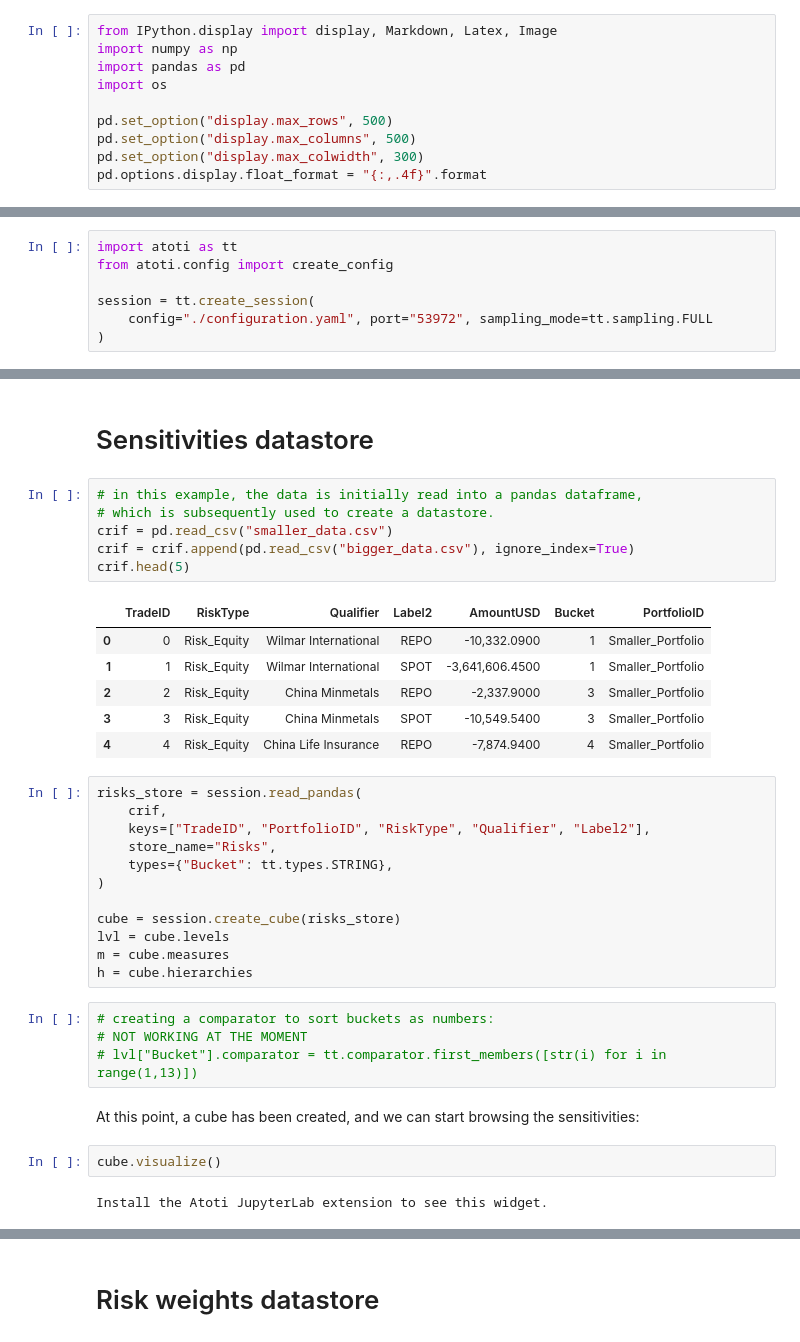
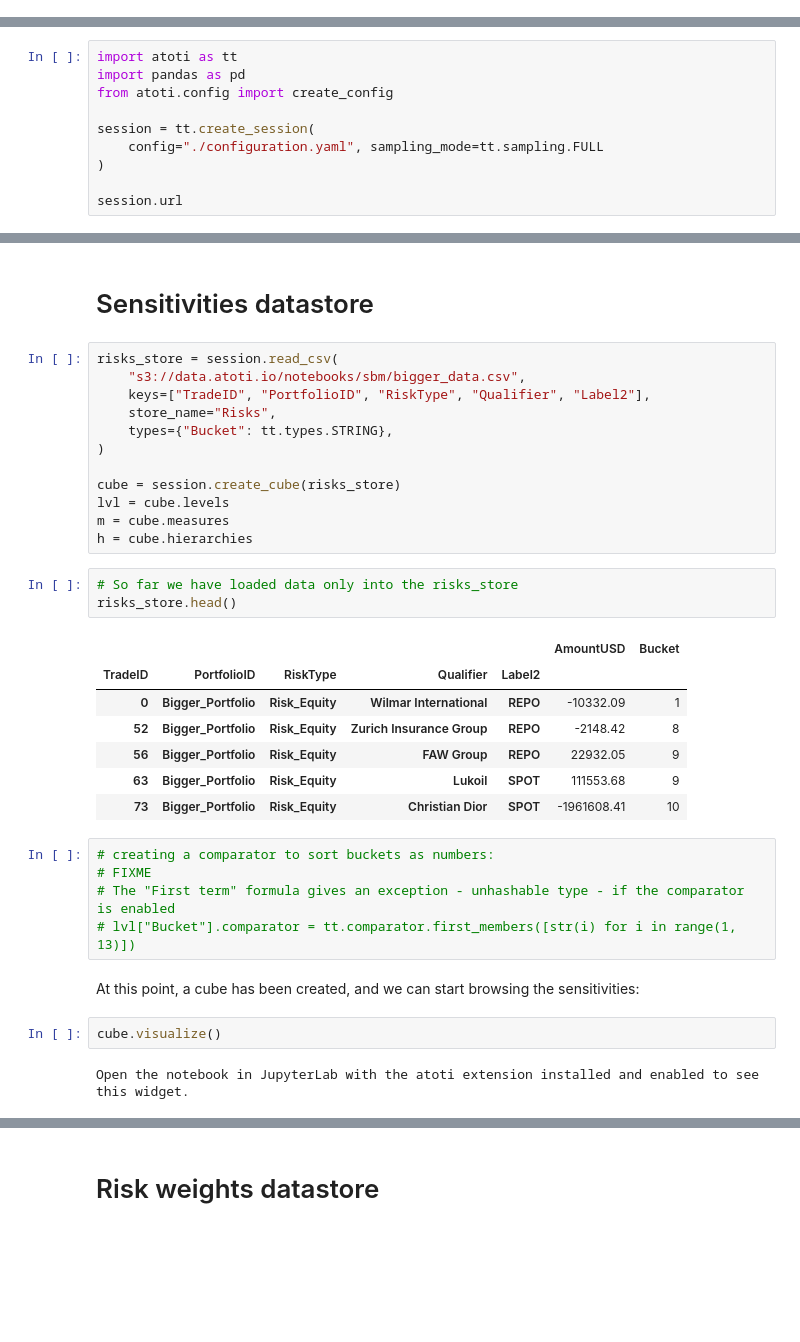
Before and after one commit to atoti/notebooks, a Jupyter notebook: finance/atoti-sbm/main.ipynb, the cells around one changed output, grey strips where cells are left out. Cells and saved outputs as stored; diff of their text form; blank space fills up the shorter version.

Commit message:
updated to latest, removed the slow example, added links to s3

```diff
--- a/finance/atoti-sbm/main.ipynb
+++ b/finance/atoti-sbm/main.ipynb
@@ -36,10 +42,0 @@ Input data is sourced in a CRIF-like format - see [3].
-# %%
-from IPython.display import display, Markdown, Latex, Image
-import numpy as np
-import pandas as pd
-import os
-
-pd.set_option("display.max_rows", 500)
-pd.set_option("display.max_columns", 500)
-pd.set_option("display.max_colwidth", 300)
-pd.options.display.float_format = "{:,.4f}".format
@@ -48,8 +43,11 @@ pd.options.display.float_format = "{:,.4f}".format
 # %%
 import atoti as tt
+import pandas as pd
 from atoti.config import create_config
 
 session = tt.create_session(
-    config="./configuration.yaml", port="53972", sampling_mode=tt.sampling.FULL
+    config="./configuration.yaml", sampling_mode=tt.sampling.FULL
 )
+
+session.url
 # %% [output]
@@ -93,21 +62,8 @@ download_source("https://data.atoti.io/notebooks/sbm/parameters/eq_delta_rw.csv"
 # %% [markdown]
 # Sensitivities datastore
-# %%
-# in this example, the data is initially read into a pandas dataframe,
-# which is subsequently used to create a datastore.
-crif = pd.read_csv("smaller_data.csv")
-crif = crif.append(pd.read_csv("bigger_data.csv"), ignore_index=True)
-crif.head(5)
-# %% [output]
-|  | TradeID | RiskType | Qualifier | Label2 | AmountUSD | Bucket | PortfolioID |
-| 0 | 0 | Risk_Equity | Wilmar International | REPO | -10,332.0900 | 1 | Smaller_Portfolio |
-| 1 | 1 | Risk_Equity | Wilmar International | SPOT | -3,641,606.4500 | 1 | Smaller_Portfolio |
-| 2 | 2 | Risk_Equity | China Minmetals | REPO | -2,337.9000 | 3 | Smaller_Portfolio |
-| 3 | 3 | Risk_Equity | China Minmetals | SPOT | -10,549.5400 | 3 | Smaller_Portfolio |
-| 4 | 4 | Risk_Equity | China Life Insurance | REPO | -7,874.9400 | 4 | Smaller_Portfolio |
 # %%
-risks_store = session.read_pandas(
-    crif,
+risks_store = session.read_csv(
+    "s3://data.atoti.io/notebooks/sbm/bigger_data.csv",
     keys=["TradeID", "PortfolioID", "RiskType", "Qualifier", "Label2"],
     store_name="Risks",
     types={"Bucket": tt.types.STRING},
@@ -117,13 +73,25 @@ cube = session.create_cube(risks_store)
 lvl = cube.levels
 m = cube.measures
 h = cube.hierarchies
+# %%
+# So far we have loaded data only into the risks_store
+risks_store.head()
+# %% [output]
+|  |  |  |  |  | AmountUSD | Bucket |
+| TradeID | PortfolioID | RiskType | Qualifier | Label2 |  |  |
+| 0 | Bigger_Portfolio | Risk_Equity | Wilmar International | REPO | -10332.09 | 1 |
+| 52 | Bigger_Portfolio | Risk_Equity | Zurich Insurance Group | REPO | -2148.42 | 8 |
+| 56 | Bigger_Portfolio | Risk_Equity | FAW Group | REPO | 22932.05 | 9 |
+| 63 | Bigger_Portfolio | Risk_Equity | Lukoil | SPOT | 111553.68 | 9 |
+| 73 | Bigger_Portfolio | Risk_Equity | Christian Dior | SPOT | -1961608.41 | 10 |
 # %%
 # creating a comparator to sort buckets as numbers:
-# NOT WORKING AT THE MOMENT
-# lvl["Bucket"].comparator = tt.comparator.first_members([str(i) for i in range(1,13)])
+# FIXME
+# The "First term" formula gives an exception - unhashable type - if the comparator is enabled
+# lvl["Bucket"].comparator = tt.comparator.first_members([str(i) for i in range(1, 13)])
 # %% [markdown]
 At this point, a cube has been created, and we can start browsing the sensitivities:
 # %%
 cube.visualize()
 # %% [output]
-Install the Atoti JupyterLab extension to see this widget.
+Open the notebook in JupyterLab with the atoti extension installed and enabled to see this widget.
```
Also changed, not shown: parts of 56 cells of this notebook.
